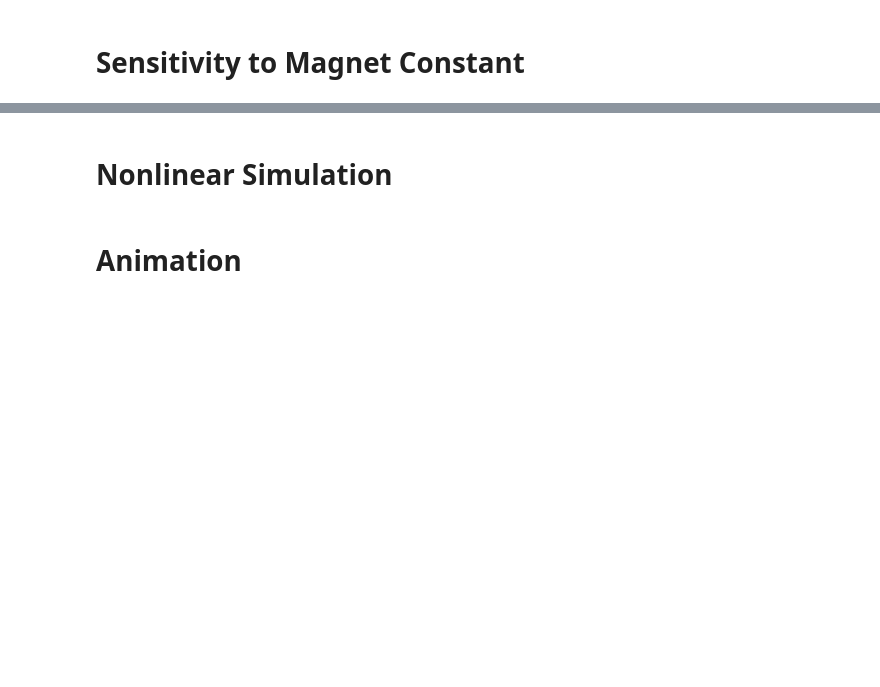
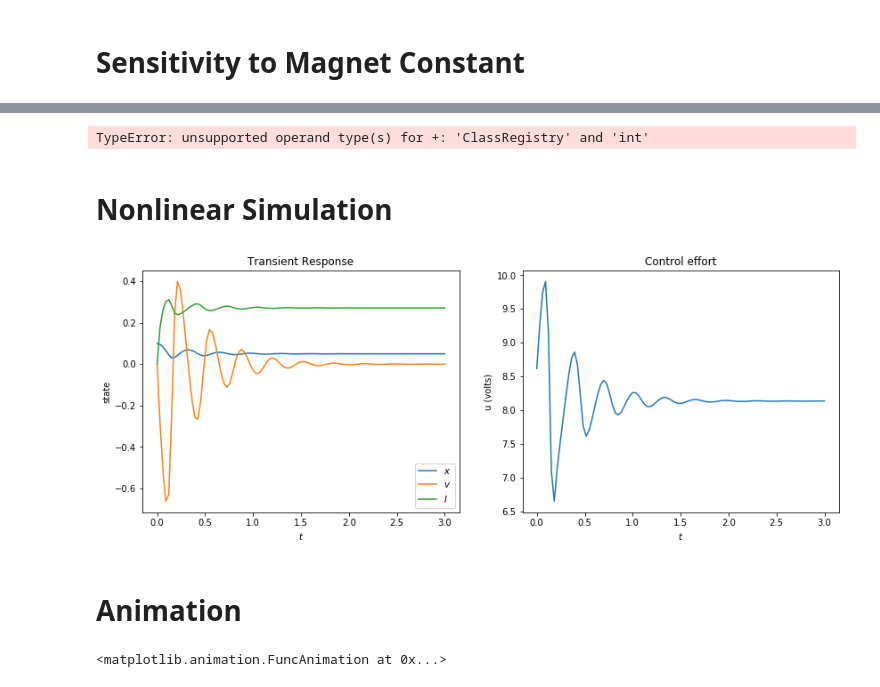
Before and after one commit to klavins/ECE447, a Jupyter notebook: lectures/levitation-design-example.ipynb, the cells around one changed output, grey strips where cells are left out. Saved outputs shown, nothing was run; the diff lists cells and outputs as text; code cells hidden in the pictures; blank space fills up the shorter version.

```diff
--- a/lectures/levitation-design-example.ipynb
+++ b/lectures/levitation-design-example.ipynb
@@ -396,3 +417,7 @@ plt.legend();
+# %%
+C+1
+# %% [output]
+TypeError: unsupported operand type(s) for +: 'ClassRegistry' and 'int'
 # %% [markdown]
 # Nonlinear Simulation
 # %%
@@ -413,38 +438,40 @@ uff = udes.subs(params)
 
 # Control law
 def voltage(x,v,i):
-    K = .1
+    K = 0.1
     xe = xdes - x          # positional error
     ve = 0 - v             # velocity error
     ae = 0 - ldv(x,v,i)    # acceleration error
     return uff + K * ( ae + 25*ve + 100*xe )
 
 # ODE right hand side
 def f(X,t):
     x,v,i = X
     u = voltage(x,v,i)
     return [
         ldx(x,v,i),
         ldv(x,v,i),
         ldi(x,v,i,u),
     ]
 
 # Simulate
 tvals = np.linspace(0,3,100)
 X = spi.odeint(f,X0,tvals)
 
 # Plot
 fig, ax = plt.subplots(1, 2, figsize=(14, 5))
 plots = ax[0].plot(tvals,X);
 ax[1].plot(tvals,voltage(X[:,0],X[:,1],X[:,2]));
 fig.subplots_adjust(wspace=0.2)
 ax[0].legend(plots, ["$x$", "$v$", "$I$"]);
 ax[0].set_xlabel("$t$")
 ax[0].set_ylabel("state")
 ax[0].set_title("Transient Response");
 ax[1].set_xlabel("$t$")
 ax[1].set_ylabel("u (volts)")
 ax[1].set_title("Control effort");
+# %% [output]
+[figure, added]
 # %% [markdown]
 # Animation
 # %%
@@ -466,6 +493,8 @@ def animate(f):
 
 # build the animation
 animation.FuncAnimation(fig, animate, frames=100, interval=20)
+# %% [output]
+<matplotlib.animation.FuncAnimation at 0x...>
 # %%
 def anim():
 
```
Also changed, not shown: parts of 11 cells of this notebook, 2 other files.
